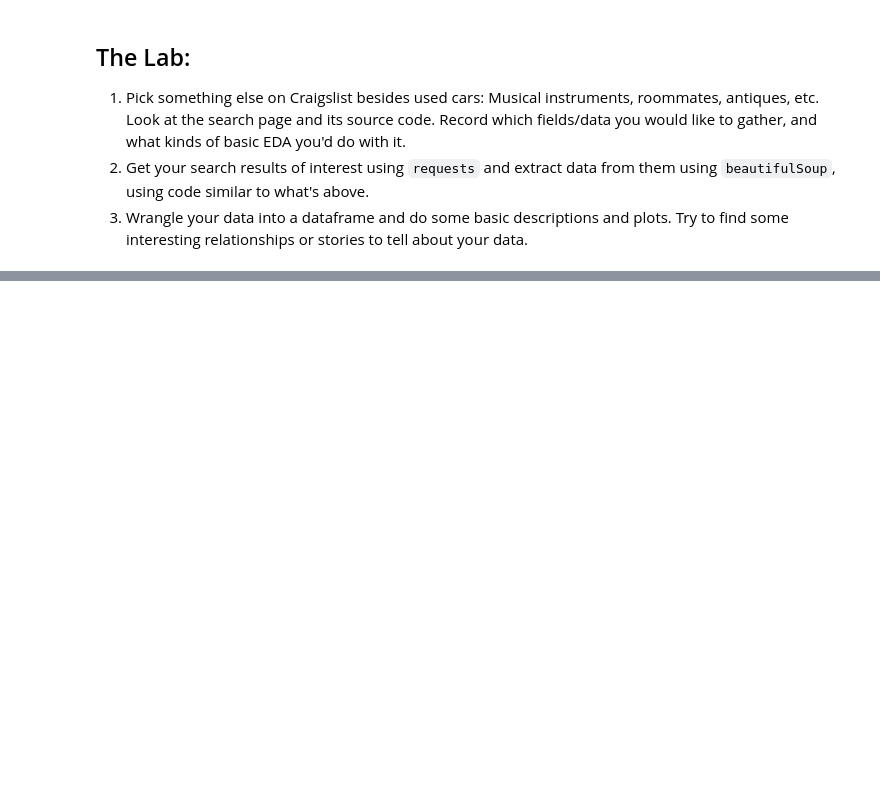
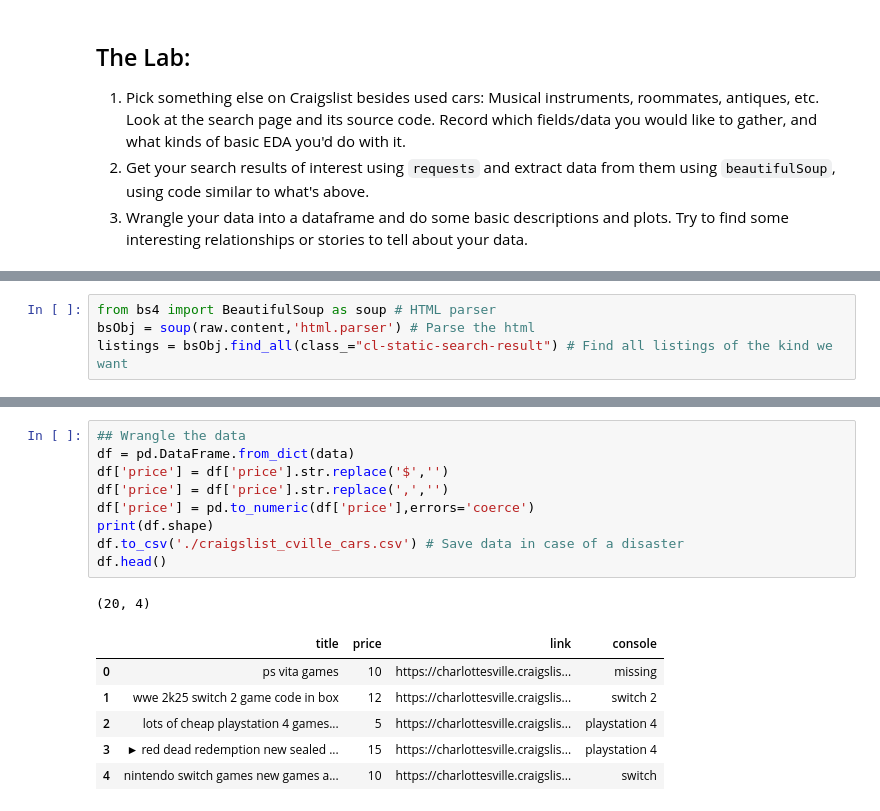
Before and after one commit to dylanmulieri/wrangling, a Jupyter notebook: lab/lab.ipynb, the cells around one changed output, grey strips where cells are left out. Saved outputs shown, nothing was run; the diff lists cells and outputs as text; blank space fills up the shorter version.

```diff
--- a/lab/lab.ipynb
+++ b/lab/lab.ipynb
@@ -209,0 +216,4 @@ log_age    -0.382435  1.000000
+# %%
+from bs4 import BeautifulSoup as soup # HTML parser
+bsObj = soup(raw.content,'html.parser') # Parse the html
+listings = bsObj.find_all(class_="cl-static-search-result") # Find all listings of the kind we want
@@ -209,0 +251,17 @@ log_age    -0.382435  1.000000
+# %%
+## Wrangle the data
+df = pd.DataFrame.from_dict(data)
+df['price'] = df['price'].str.replace('$','')
+df['price'] = df['price'].str.replace(',','')
+df['price'] = pd.to_numeric(df['price'],errors='coerce')
+print(df.shape)
+df.to_csv('./craigslist_cville_cars.csv') # Save data in case of a disaster
+df.head()
+# %% [output]
+(20, 4)
+|  | title | price | link | console |
+| 0 | ps vita games | 10 | https://charlottesville.craigslis... | missing |
+| 1 | wwe 2k25 switch 2 game code in box | 12 | https://charlottesville.craigslis... | switch 2 |
+| 2 | lots of cheap playstation 4 games... | 5 | https://charlottesville.craigslis... | playstation 4 |
+| 3 | ► red dead redemption new sealed ... | 15 | https://charlottesville.craigslis... | playstation 4 |
+| 4 | nintendo switch games new games a... | 10 | https://charlottesville.craigslis... | switch |
```
Also changed, not shown: parts of 4 cells of this notebook.
